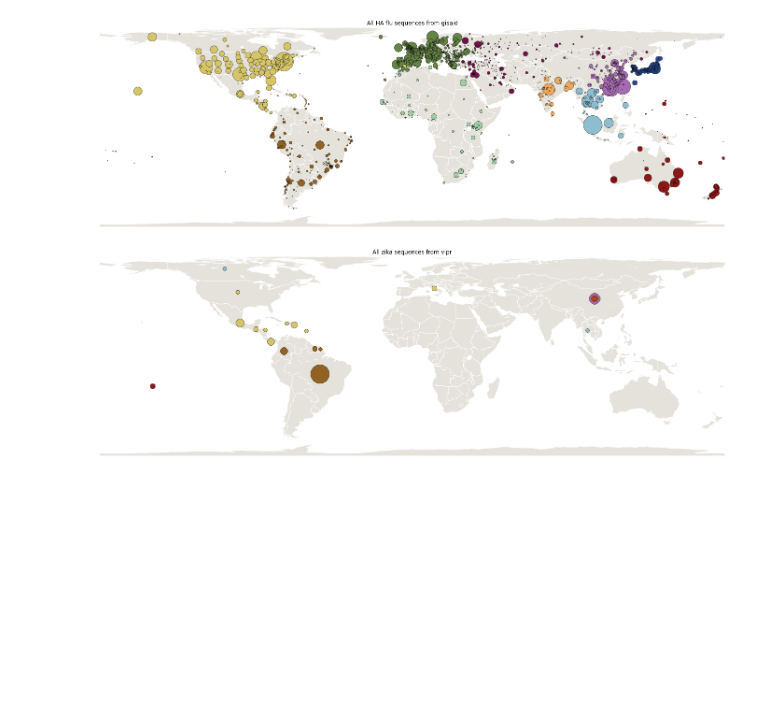
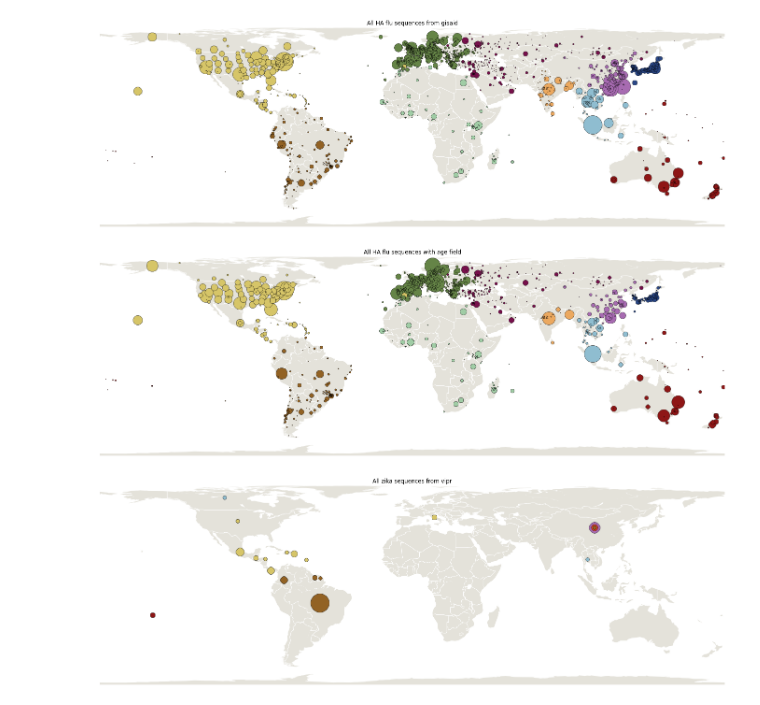
Before and after one commit to nextstrain/fauna, a Jupyter notebook: global_distribution.ipynb, the cells around one changed output. Cells and saved outputs as stored; diff of their text form; code cells hidden in the pictures; blank space fills up the shorter version.

```diff
--- a/global_distribution.ipynb
+++ b/global_distribution.ipynb
@@ -60,6 +60,13 @@ title = "All HA flu sequences from gisaid"
 global_distribution_plot(fname, title)
 # %% [output]
 [figure]
+# %%
+# All Ha flu sequences with age field
+fname = "data/flu_age_2016_08_05.json"
+title = "All HA flu sequences with age field"
+global_distribution_plot(fname, title)
+# %% [output]
+[figure, added]
 # %%
 # All zika sequences from vipr
 fname = "data/zika_2016_08_03.json"
```
Also changed, not shown: parts of 1 cell of this notebook.
